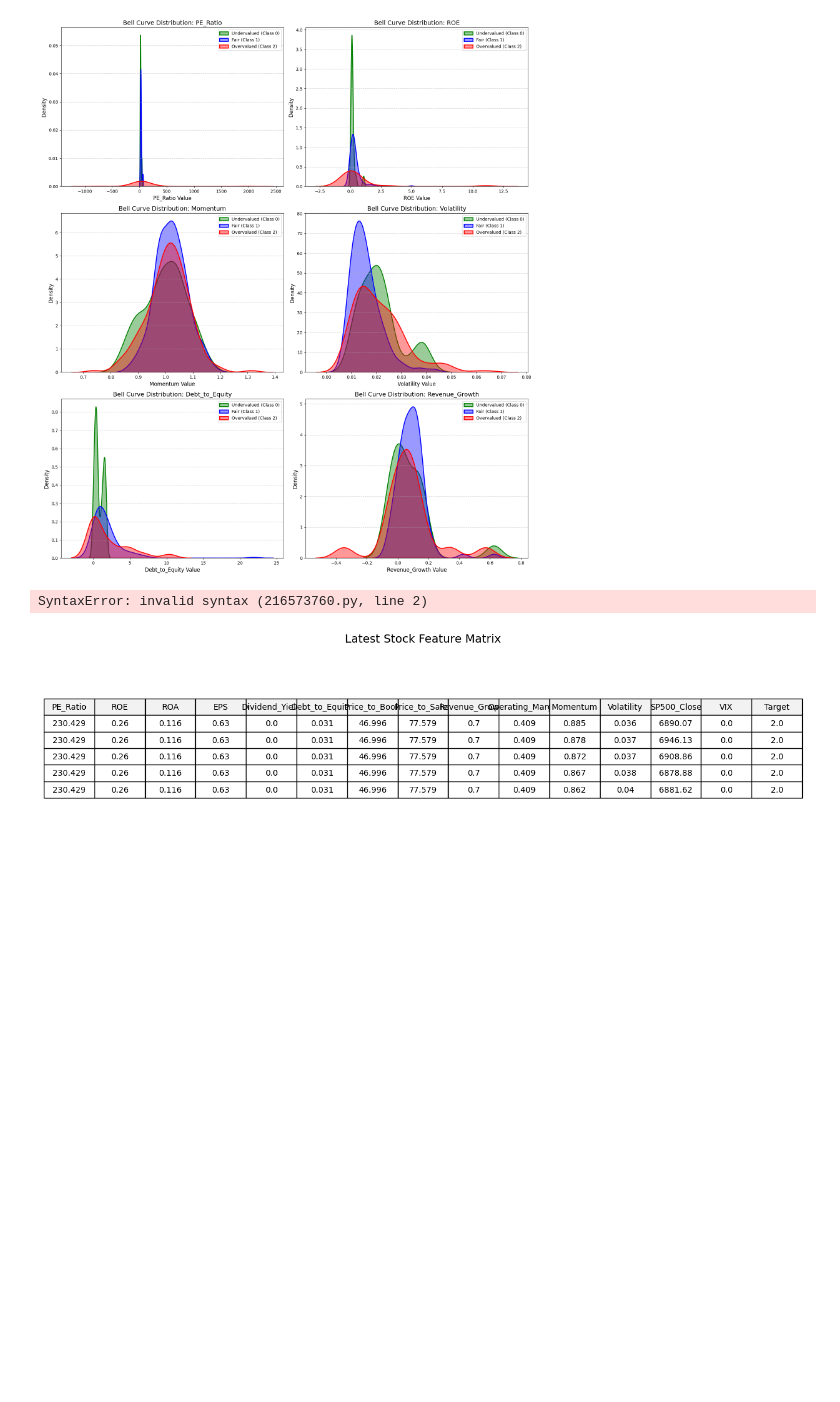
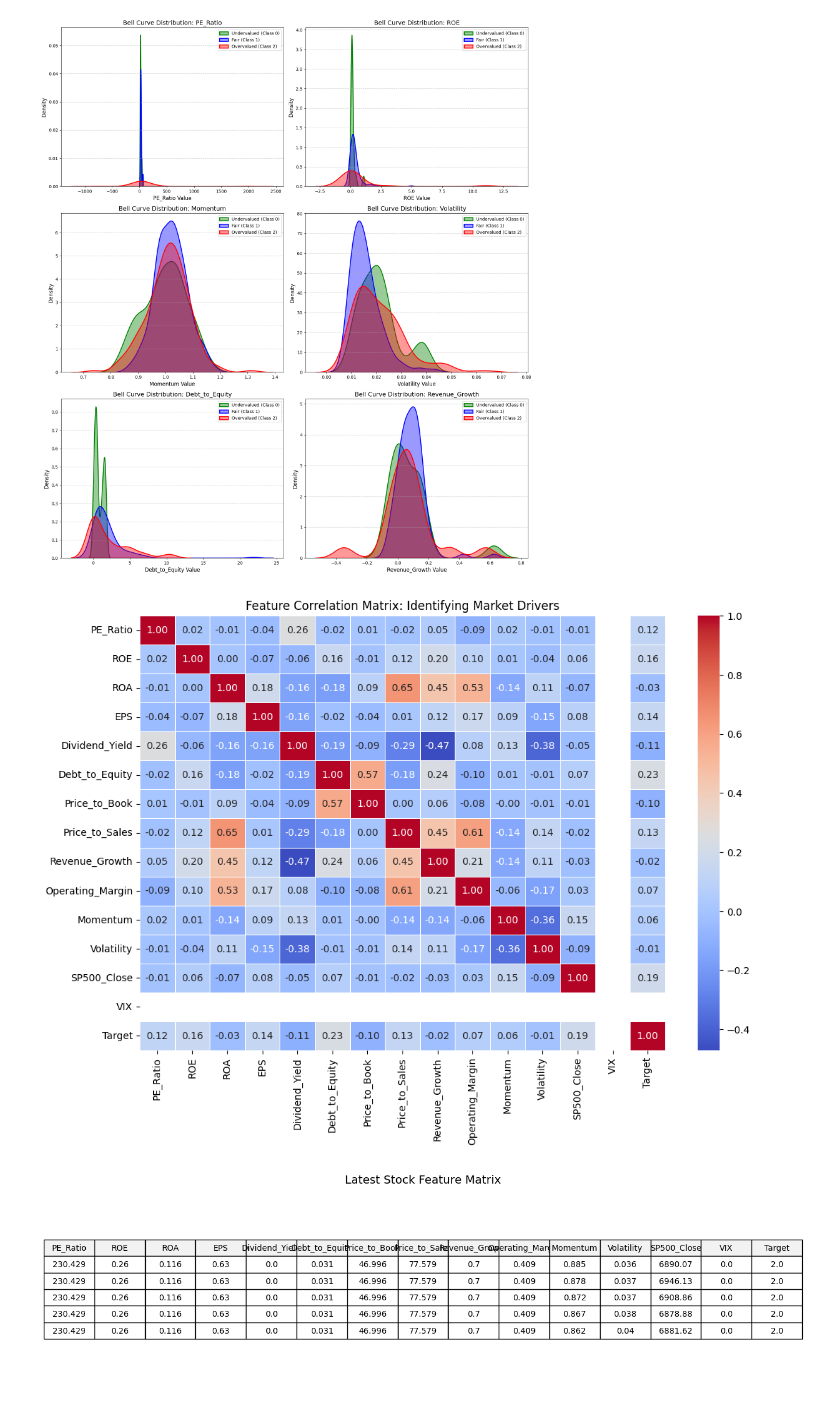
Before and after one commit to msintangible/valuation-chatbot, a Jupyter notebook: classifciation model.ipynb, the cells around one changed output. Drawn from its saved outputs; the diff is of its cells as text; code cells hidden in the pictures; blank space fills up the shorter version.

```diff
--- a/classifciation model.ipynb
+++ b/classifciation model.ipynb
@@ -371,10 +389,14 @@ Success: Bell curves saved as feature_bell_curves.png
 # %%
 
 corr_matrix = df.drop(['Ticker', 'Sector','Timestamp'], axis=1, errors='ignore').corr()
-2. Plotting
-plt.figure(figsize=(12, 8)) sns.heatmap(corr_matrix, annot=True, cmap='coolwarm', fmt=".2f", linewidths=0.5) plt.title("Feature Correlation Matrix: Identifying Market Drivers") plt.savefig("correlation_heatmap.png") plt.show()
+
+plt.figure(figsize=(12, 8))
+sns.heatmap(corr_matrix, annot=True, cmap='coolwarm', fmt=".2f", linewidths=0.5)
+plt.title("Feature Correlation Matrix: Identifying Market Drivers")
+plt.savefig("correlation_heatmap.png")
+plt.show()
 # %% [output]
-SyntaxError: invalid syntax (216573760.py, line 2)
+[figure, added]
 # %%
 # 1. Drop non-numeric columns for the correlation
 numeric_df = df.select_dtypes(include=['float64', 'int64'])
```
Also changed, not shown: parts of 1 cell of this notebook, 7 other files.
